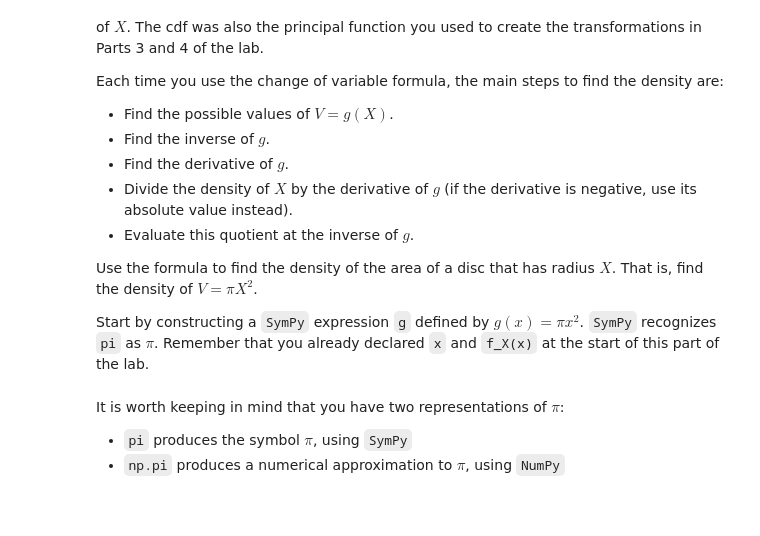
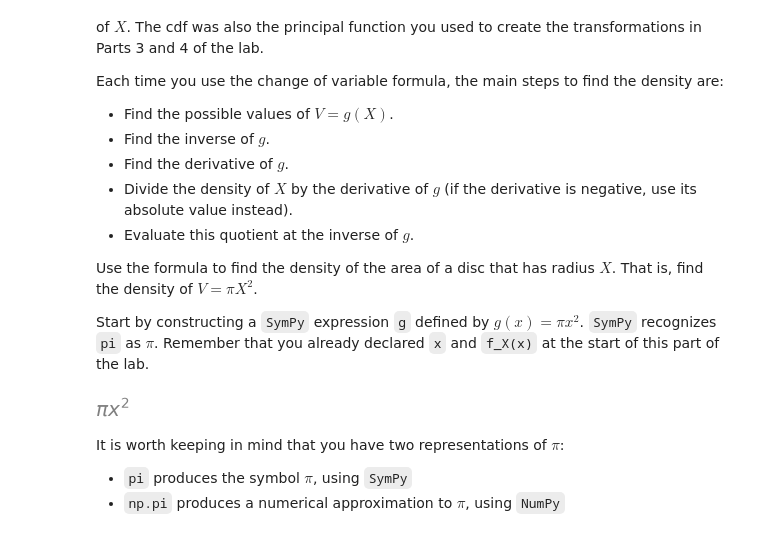
Before and after one commit to dk363/data140, a Jupyter notebook: lab/Lab_06.ipynb, the cells around one changed output. Cells and saved outputs as stored; diff of their text form; code cells hidden in the pictures; blank space fills up the shorter version.

```diff
--- a/lab/Lab_06.ipynb
+++ b/lab/Lab_06.ipynb
@@ -987,8 +1053,10 @@ Use the formula to find the density of the area of a disc that has radius $X$. T
 
 Start by constructing a `SymPy` expression `g` defined by $g(x) = \pi x^2$. `SymPy` recognizes `pi` as $\pi$. Remember that you already declared `x` and `f_X(x)` at the start of this part of the lab.
 # %%
-g = ...
+g = pi * x**2
 g
+# %% [output]
+[figure, added]
 # %% [markdown]
 It is worth keeping in mind that you have two representations of $\pi$:
 
```
Also changed, not shown: parts of 54 cells of this notebook, 1 other file.
